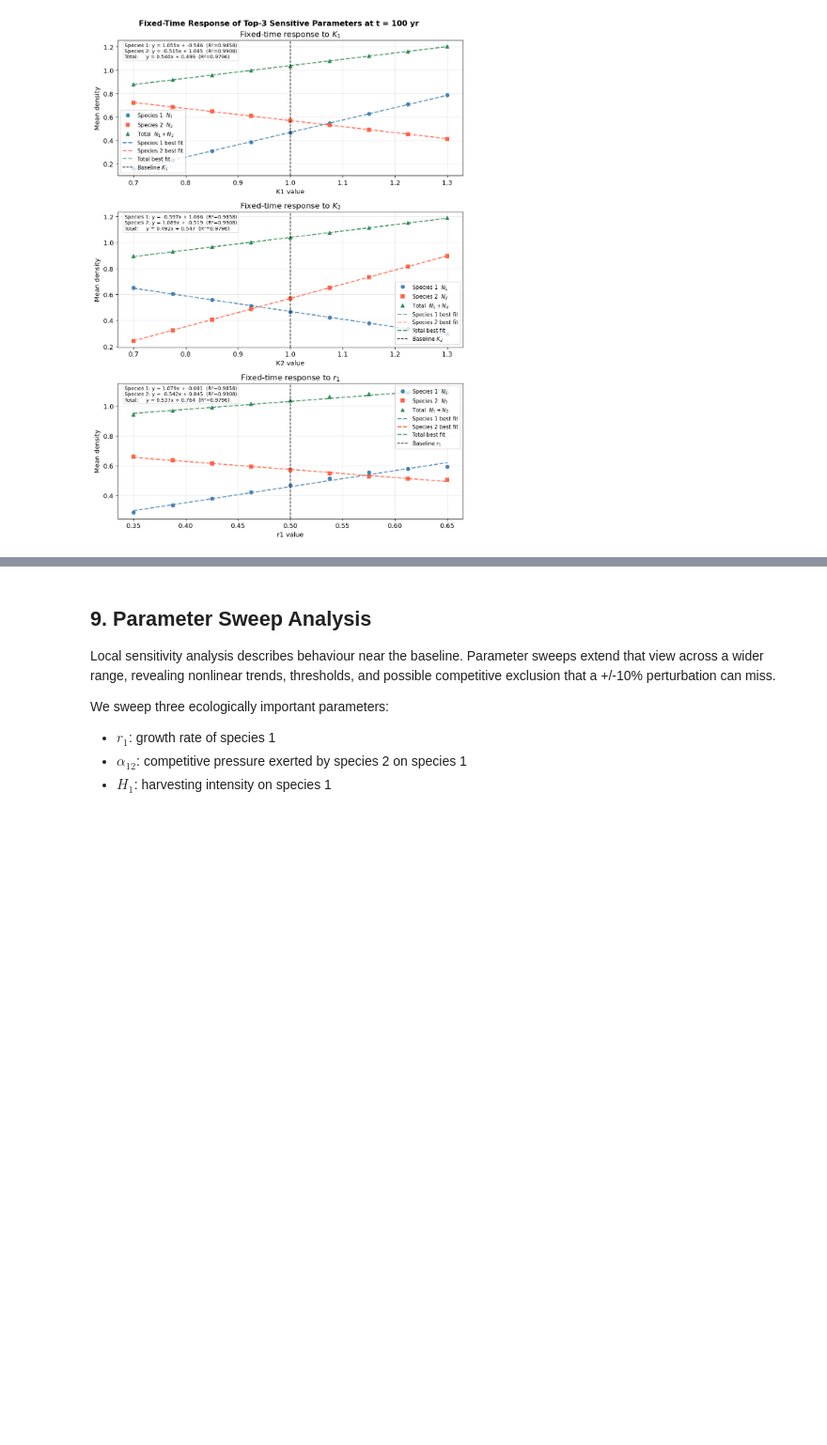
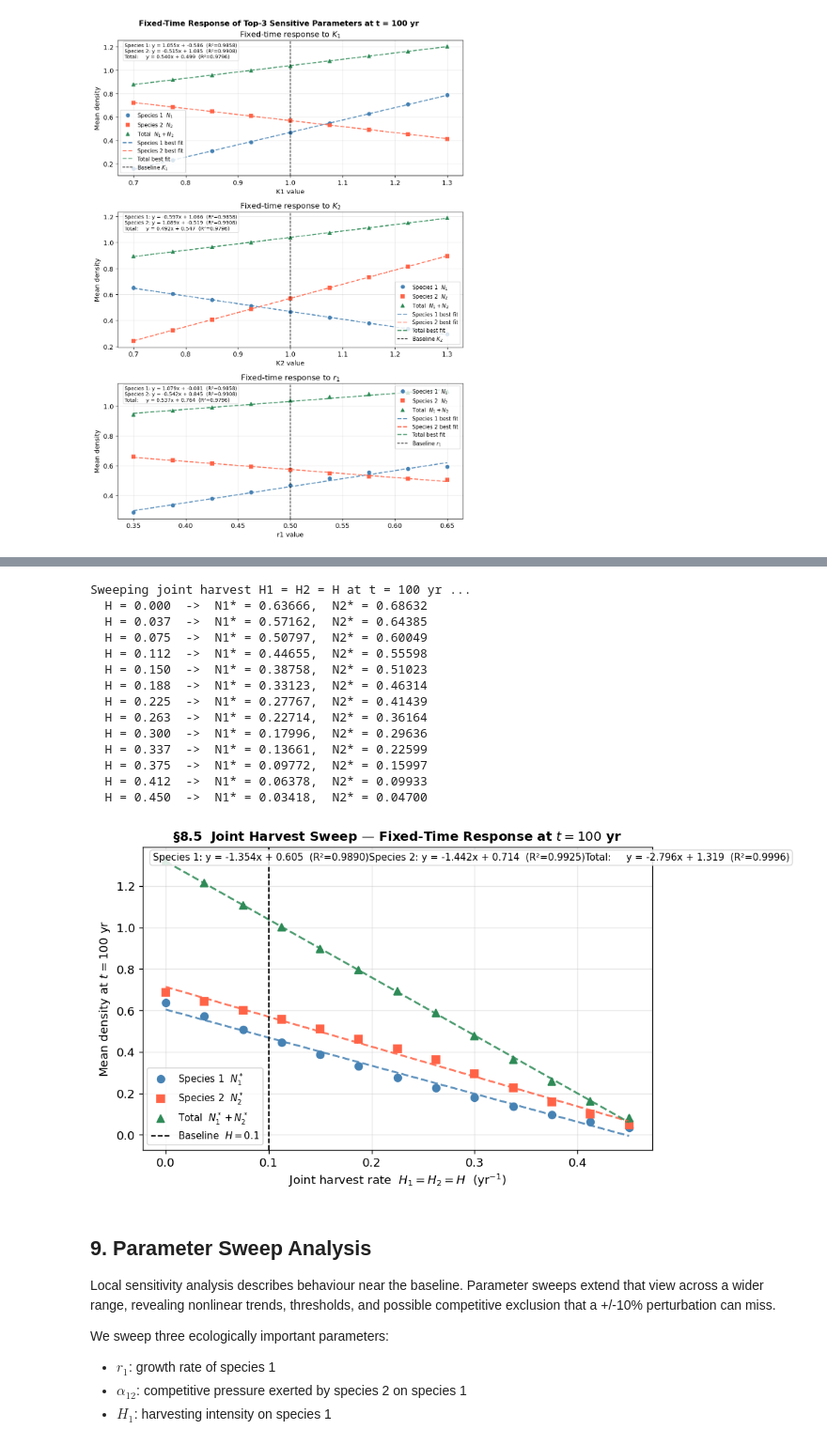
Before and after one commit to Bakri1851/Coding, a Jupyter notebook: sensitivity.ipynb, the cells around one changed output, grey strips where cells are left out. Shown at 94% size. Cells and saved outputs as stored; diff of their text form; code cells hidden in the pictures; blank space fills up the shorter version.

Commit message:
addded in a policy sweep

```diff
--- a/sensitivity.ipynb
+++ b/sensitivity.ipynb
@@ -563,3 +577,83 @@ Sweeping r1 over +/-30% at t = 100 yr ...
+# %%
+# ── 8.5  Joint Harvest Rate Sweep ────────────────────────────────────────────
+H_JOINT = np.linspace(0.0, 0.45, 13)   # 0 → near extinction threshold (r = 0.5)
+
+eq_n1_h, eq_n2_h = [], []
+
+print(f'Sweeping joint harvest H1 = H2 = H at t = {FIXED_TIME:.0f} yr ...')
+for H in H_JOINT:
+    p = BASE.copy()
+    p['H1'] = H
+    p['H2'] = H
+    eq1, eq2, _ = run_model(p, T_end=FIXED_TIME)
+    eq_n1_h.append(eq1)
+    eq_n2_h.append(eq2)
+    print(f'  H = {H:.3f}  ->  N1* = {eq1:.5f},  N2* = {eq2:.5f}')
+
+n1_arr_h    = np.array(eq_n1_h)
+n2_arr_h    = np.array(eq_n2_h)
+total_arr_h = n1_arr_h + n2_arr_h
+
+# Linear fits
+fit_n1_h    = np.polyfit(H_JOINT, n1_arr_h,    1)
+fit_n2_h    = np.polyfit(H_JOINT, n2_arr_h,    1)
+fit_total_h = np.polyfit(H_JOINT, total_arr_h, 1)
+
+def _r2(y, fit, x):
+    res    = y - np.polyval(fit, x)
+    ss_res = np.sum(res**2)
+    ss_tot = np.sum((y - y.mean())**2)
+    return 1.0 - ss_res / ss_tot if ss_tot > 1e-15 else 1.0
+
+r2_n1_h    = _r2(n1_arr_h,    fit_n1_h,    H_JOINT)
+r2_n2_h    = _r2(n2_arr_h,    fit_n2_h,    H_JOINT)
+r2_total_h = _r2(total_arr_h, fit_total_h, H_JOINT)
+
+# ── Plot ────────────────────────────────────────────────────────────────────────────
+fig, ax = plt.subplots(figsize=(9, 5))
+x_fit = np.linspace(H_JOINT[0], H_JOINT[-1], 200)
+
+ax.plot(H_JOINT, n1_arr_h,    'o', color='steelblue', ms=7, label='Species 1  $N_1^*$')
+ax.plot(H_JOINT, n2_arr_h,    's', color='tomato',    ms=7, label='Species 2  $N_2^*$')
+ax.plot(H_JOINT, total_arr_h, '^', color='seagreen',  ms=7, label='Total  $N_1^* + N_2^*$')
+ax.plot(x_fit, np.polyval(fit_n1_h,    x_fit), '--', color='steelblue', lw=1.8, alpha=0.85)
+ax.plot(x_fit, np.polyval(fit_n2_h,    x_fit), '--', color='tomato',    lw=1.8, alpha=0.85)
+ax.plot(x_fit, np.polyval(fit_total_h, x_fit), '--', color='seagreen',  lw=1.8, alpha=0.85)
+ax.axvline(BASE['H1'], color='k', ls='--', lw=1.2, label=f"Baseline  $H = {BASE['H1']}$")
+
+m1, c1 = fit_n1_h;  m2, c2 = fit_n2_h;  mt, ct = fit_total_h
+eq_text = ''.join([
+    f'Species 1: y = {m1:.3f}x + {c1:.3f}  (R²={r2_n1_h:.4f})',
+    f'Species 2: y = {m2:.3f}x + {c2:.3f}  (R²={r2_n2_h:.4f})',
+    f'Total:     y = {mt:.3f}x + {ct:.3f}  (R²={r2_total_h:.4f})',
+])
+ax.text(0.02, 0.98, eq_text, transform=ax.transAxes, va='top', ha='left',
+        fontsize=9, bbox=dict(boxstyle='round,pad=0.3', facecolor='white',
+                              alpha=0.85, edgecolor='lightgrey'))
+
+ax.set_xlabel('Joint harvest rate  $H_1 = H_2 = H$  (yr$^{-1}$)', fontsize=11)
+ax.set_ylabel('Mean density at $t = 100$ yr', fontsize=11)
+ax.set_title(f'§8.5  Joint Harvest Sweep — Fixed-Time Response at $t = {FIXED_TIME:.0f}$ yr',
+             fontsize=12, fontweight='bold')
+ax.legend(fontsize=9)
+fig.tight_layout()
+plt.show()
+# %% [output]
+Sweeping joint harvest H1 = H2 = H at t = 100 yr ...
+  H = 0.000  ->  N1* = 0.63666,  N2* = 0.68632
+  H = 0.037  ->  N1* = 0.57162,  N2* = 0.64385
+  H = 0.075  ->  N1* = 0.50797,  N2* = 0.60049
+  H = 0.112  ->  N1* = 0.44655,  N2* = 0.55598
+  H = 0.150  ->  N1* = 0.38758,  N2* = 0.51023
+  H = 0.188  ->  N1* = 0.33123,  N2* = 0.46314
+  H = 0.225  ->  N1* = 0.27767,  N2* = 0.41439
+  H = 0.263  ->  N1* = 0.22714,  N2* = 0.36164
+  H = 0.300  ->  N1* = 0.17996,  N2* = 0.29636
+  H = 0.337  ->  N1* = 0.13661,  N2* = 0.22599
+  H = 0.375  ->  N1* = 0.09772,  N2* = 0.15997
+  H = 0.412  ->  N1* = 0.06378,  N2* = 0.09933
+  H = 0.450  ->  N1* = 0.03418,  N2* = 0.04700
+[figure, added]
 # %% [markdown]
 ## 9. Parameter Sweep Analysis
 
```
Also changed, not shown: parts of 3 cells of this notebook.
